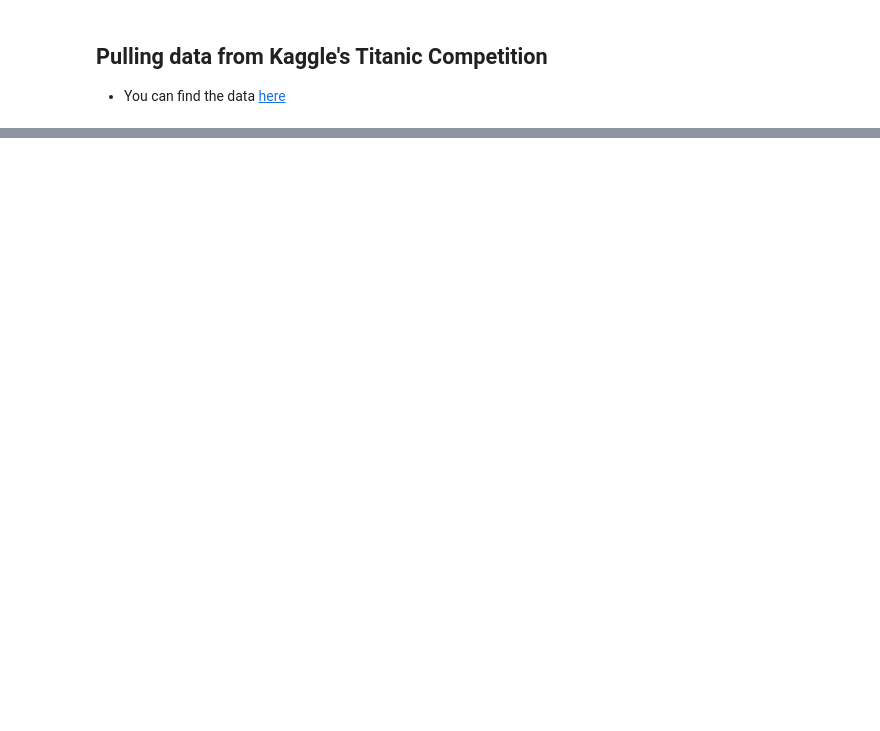
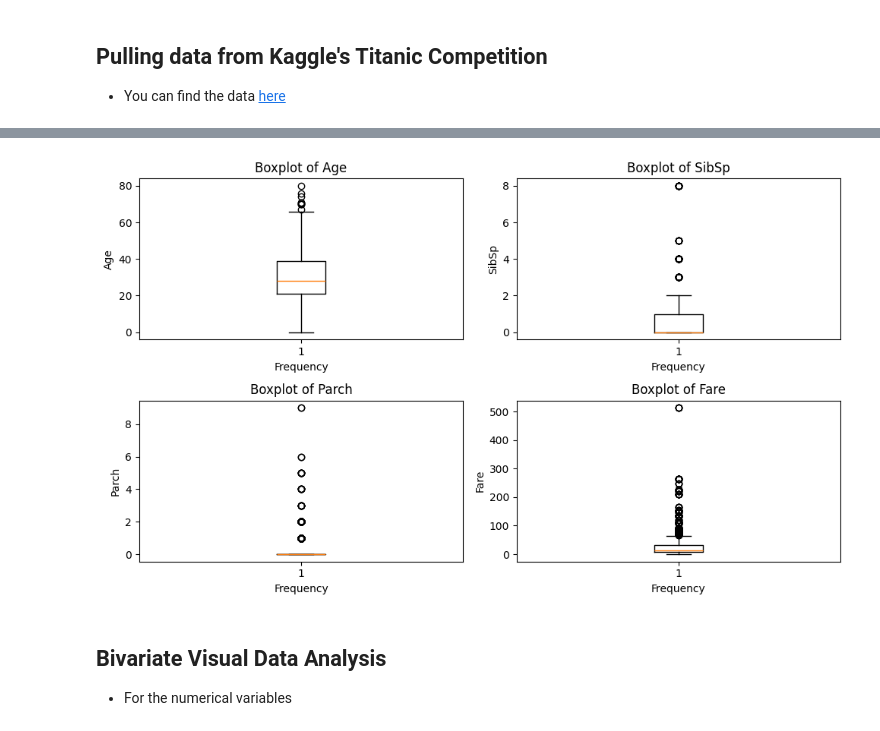
Before and after one commit to luizhtc/kaggle-titanic, a Jupyter notebook: notebooks/eda.ipynb, the cells around one changed output, grey strips where cells are left out. Saved outputs shown, nothing was run; the diff lists cells and outputs as text; code cells hidden in the pictures; blank space fills up the shorter version.

```diff
--- a/notebooks/eda.ipynb
+++ b/notebooks/eda.ipynb
@@ -40,0 +180,16 @@ df
+# %%
+fig, axes = plt.subplots(2, 2, figsize=(10, 6))
+
+for i, ax, col in zip(range(4), axes.flat, numerical_cols):
+    ax.boxplot(df[col].dropna())
+    ax.set_xlabel("Frequency")
+    ax.set_ylabel(col)
+    ax.set_title(f"Boxplot of {col}")
+
+plt.tight_layout()
+plt.show()
+# %% [output]
+[figure, added]
+# %% [markdown]
+## Bivariate Visual Data Analysis
+- For the numerical variables
```
Also changed, not shown: parts of 19 cells of this notebook, 2 other files.
